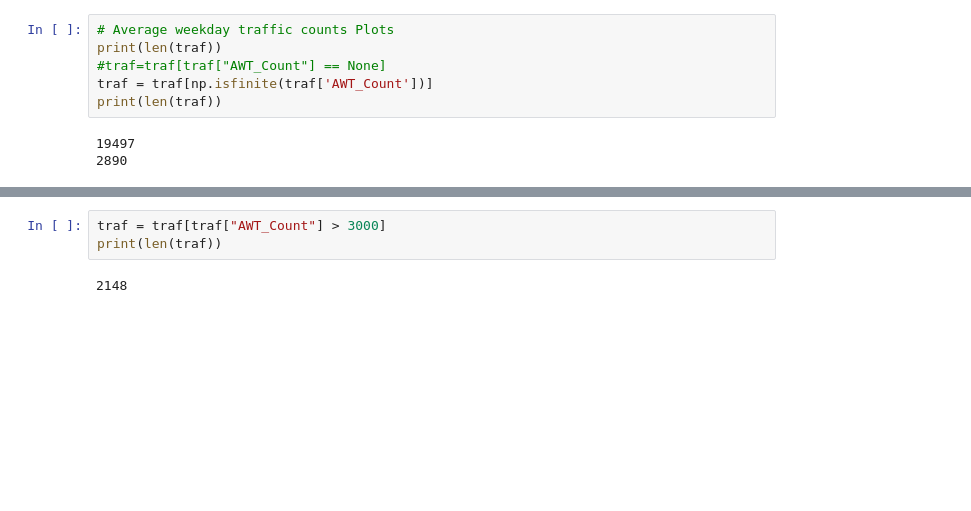
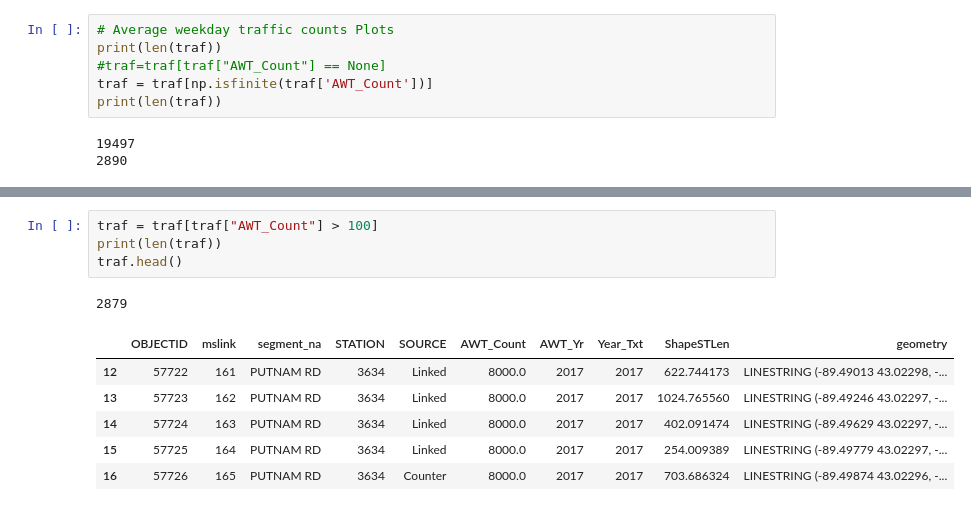
Before and after one commit to TongkaiYang/Vision-Zero-Madison, a Jupyter notebook: CS638-Weekly-Plots-11-14.ipynb, the cells around one changed output, grey strips where cells are left out. Saved outputs shown, nothing was run; the diff lists cells and outputs as text; blank space fills up the shorter version.

```diff
--- a/CS638-Weekly-Plots-11-14.ipynb
+++ b/CS638-Weekly-Plots-11-14.ipynb
@@ -260,8 +287,15 @@ traf["AWT_Count"].mean()
 # %%
-traf = traf[traf["AWT_Count"] > 3000]
+traf = traf[traf["AWT_Count"] > 100]
 print(len(traf))
+traf.head()
 # %% [output]
-2148
+2879
+|  | OBJECTID | mslink | segment_na | STATION | SOURCE | AWT_Count | AWT_Yr | Year_Txt | ShapeSTLen | geometry |
+| 12 | 57722 | 161 | PUTNAM RD | 3634 | Linked | 8000.0 | 2017 | 2017 | 622.744173 | LINESTRING (-89.49013 43.02298, -... |
+| 13 | 57723 | 162 | PUTNAM RD | 3634 | Linked | 8000.0 | 2017 | 2017 | 1024.765560 | LINESTRING (-89.49246 43.02297, -... |
+| 14 | 57724 | 163 | PUTNAM RD | 3634 | Linked | 8000.0 | 2017 | 2017 | 402.091474 | LINESTRING (-89.49629 43.02297, -... |
+| 15 | 57725 | 164 | PUTNAM RD | 3634 | Linked | 8000.0 | 2017 | 2017 | 254.009389 | LINESTRING (-89.49779 43.02297, -... |
+| 16 | 57726 | 165 | PUTNAM RD | 3634 | Counter | 8000.0 | 2017 | 2017 | 703.686324 | LINESTRING (-89.49874 43.02296, -... |
 # %%
 print(min(traf["AWT_Count"]),max(traf["AWT_Count"]))
 # %% [output]
```
Also changed, not shown: parts of 13 cells of this notebook.
